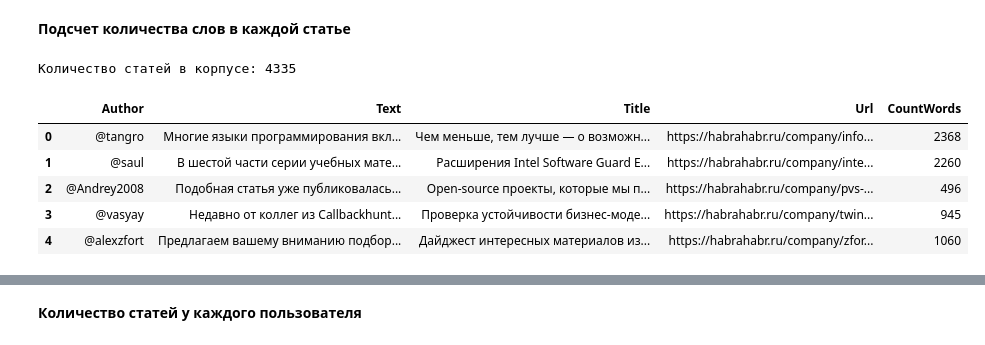
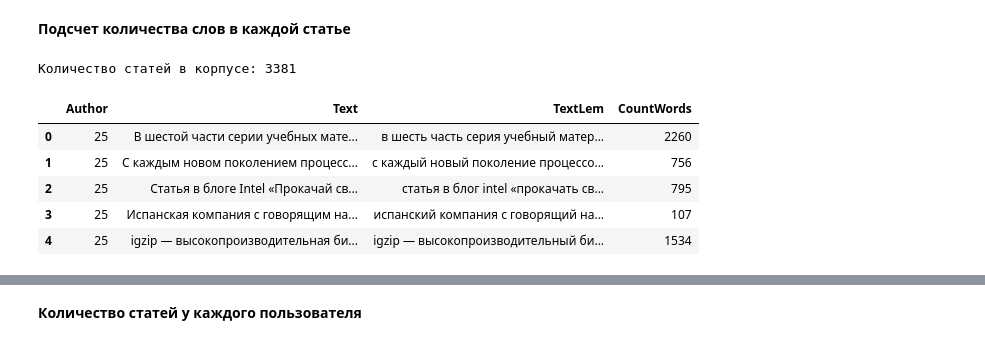
Before and after one commit to XATTABrus/DeterminationOfAuthors, a Jupyter notebook: DetectedAuthorRNN.ipynb, the cells around one changed output, grey strips where cells are left out. Saved outputs shown, nothing was run; the diff lists cells and outputs as text; code cells hidden in the pictures.

```diff
--- a/DetectedAuthorRNN.ipynb
+++ b/DetectedAuthorRNN.ipynb
@@ -69,15 +71,15 @@ data_frame = get_dataset_from_files()
 # %% [markdown]
 **Подсчет количества слов в каждой статье**
 # %%
-data_frame['CountWords'] = data_frame['Text'].map(lambda x: len(x.split()))
-print('Количество статей в корпусе:', len(data_frame))
-data_frame.head()
+data['CountWords'] = data['Text'].map(lambda x: len(x.split()))
+print('Количество статей в корпусе:', len(data))
+data.head()
 # %% [output]
-Количество статей в корпусе: 4335
+Количество статей в корпусе: 3381
-|  | Author | Text | Title | Url | CountWords |
-| 0 | @tangro | Многие языки программирования вкл... | Чем меньше, тем лучше — о возможн... | https://habrahabr.ru/company/info... | 2368 |
-| 1 | @saul | В шестой части серии учебных мате... | Расширения Intel Software Guard E... | https://habrahabr.ru/company/inte... | 2260 |
-| 2 | @Andrey2008 | Подобная статья уже публиковалась... | Open-source проекты, которые мы п... | https://habrahabr.ru/company/pvs-... | 496 |
-| 3 | @vasyay | Недавно от коллег из Callbackhunt... | Проверка устойчивости бизнес-моде... | https://habrahabr.ru/company/twin... | 945 |
-| 4 | @alexzfort | Предлагаем вашему вниманию подбор... | Дайджест интересных материалов из... | https://habrahabr.ru/company/zfor... | 1060 |
+|  | Author | Text | TextLem | CountWords |
+| 0 | 25 | В шестой части серии учебных мате... | в шесть часть серия учебный матер... | 2260 |
+| 1 | 25 | С каждым новом поколением процесс... | с каждый новый поколение процессо... | 756 |
+| 2 | 25 | Статья в блоге Intel «Прокачай св... | статья в блог intel «прокачать св... | 795 |
+| 3 | 25 | Испанская компания с говорящим на... | испанский компания с говорящий на... | 107 |
+| 4 | 25 | igzip — высокопроизводительная би... | igzip — высокопроизводительный би... | 1534 |
 # %%
```
Also changed, not shown: parts of 11 cells of this notebook.
